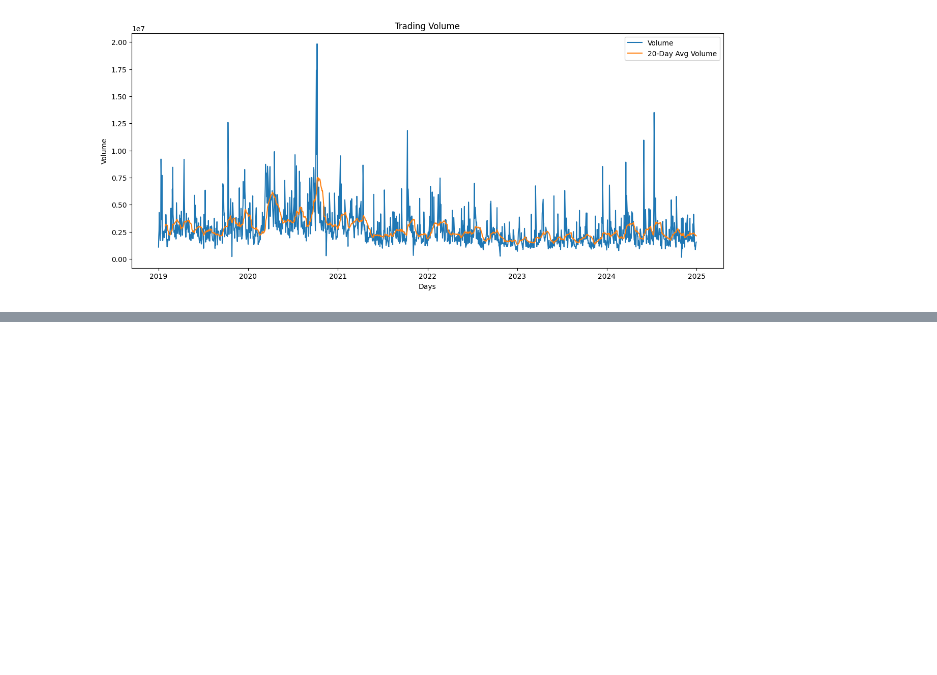
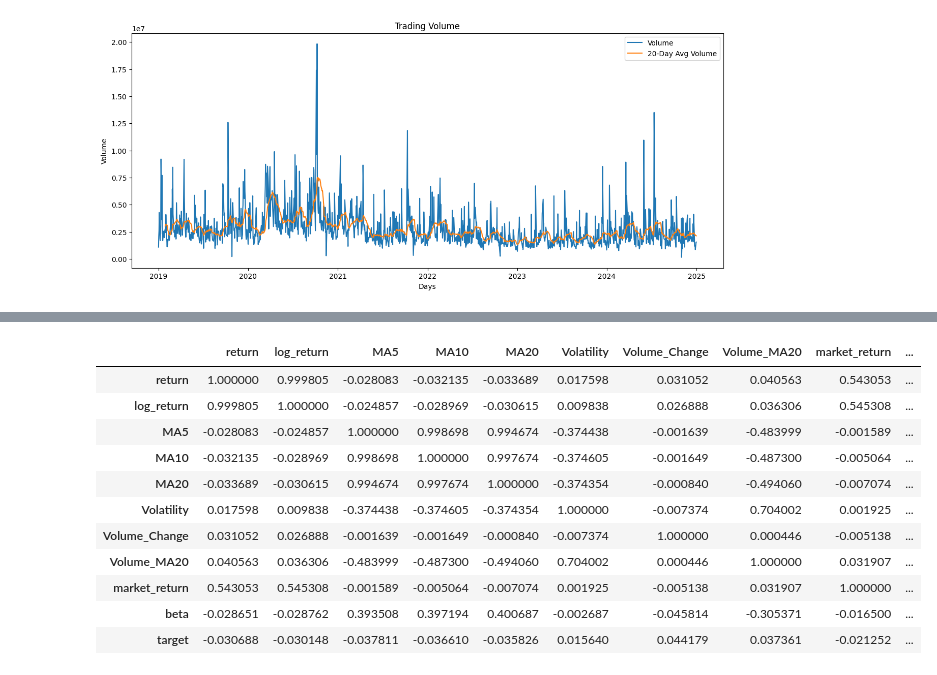
Before and after one commit to adityab-tech/Prism, a Jupyter notebook: W2_Prism.ipynb, the cells around one changed output, grey strips where cells are left out. Drawn from its saved outputs; the diff is of its cells as text; code cells hidden in the pictures; blank space fills up the shorter version.

```diff
--- a/W2_Prism.ipynb
+++ b/W2_Prism.ipynb
@@ -312,0 +465,17 @@ df.head(25)
+# %%
+features = ["return","log_return","MA5","MA10","MA20","Volatility","Volume_Change","Volume_MA20","market_return","beta","target"]
+corr = df[features].corr()
+corr
+# %% [output]
+|  | return | log_return | MA5 | MA10 | MA20 | Volatility | Volume_Change | Volume_MA20 | market_return | ... |
+| return | 1.000000 | 0.999805 | -0.028083 | -0.032135 | -0.033689 | 0.017598 | 0.031052 | 0.040563 | 0.543053 | ... |
+| log_return | 0.999805 | 1.000000 | -0.024857 | -0.028969 | -0.030615 | 0.009838 | 0.026888 | 0.036306 | 0.545308 | ... |
+| MA5 | -0.028083 | -0.024857 | 1.000000 | 0.998698 | 0.994674 | -0.374438 | -0.001639 | -0.483999 | -0.001589 | ... |
+| MA10 | -0.032135 | -0.028969 | 0.998698 | 1.000000 | 0.997674 | -0.374605 | -0.001649 | -0.487300 | -0.005064 | ... |
+| MA20 | -0.033689 | -0.030615 | 0.994674 | 0.997674 | 1.000000 | -0.374354 | -0.000840 | -0.494060 | -0.007074 | ... |
+| Volatility | 0.017598 | 0.009838 | -0.374438 | -0.374605 | -0.374354 | 1.000000 | -0.007374 | 0.704002 | 0.001925 | ... |
+| Volume_Change | 0.031052 | 0.026888 | -0.001639 | -0.001649 | -0.000840 | -0.007374 | 1.000000 | 0.000446 | -0.005138 | ... |
+| Volume_MA20 | 0.040563 | 0.036306 | -0.483999 | -0.487300 | -0.494060 | 0.704002 | 0.000446 | 1.000000 | 0.031907 | ... |
+| market_return | 0.543053 | 0.545308 | -0.001589 | -0.005064 | -0.007074 | 0.001925 | -0.005138 | 0.031907 | 1.000000 | ... |
+| beta | -0.028651 | -0.028762 | 0.393508 | 0.397194 | 0.400687 | -0.002687 | -0.045814 | -0.305371 | -0.016500 | ... |
+| target | -0.030688 | -0.030148 | -0.037811 | -0.036610 | -0.035826 | 0.015640 | 0.044179 | 0.037361 | -0.021252 | ... |
```
Also changed, not shown: parts of 25 cells of this notebook.
